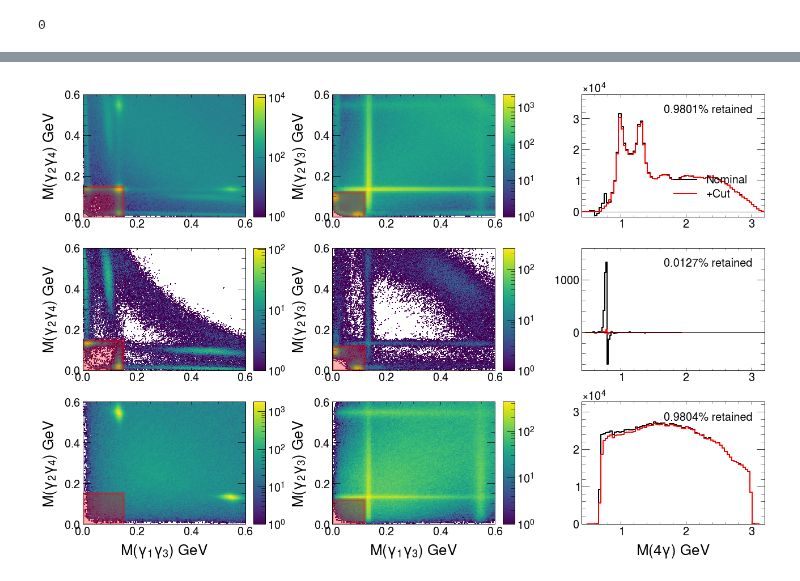
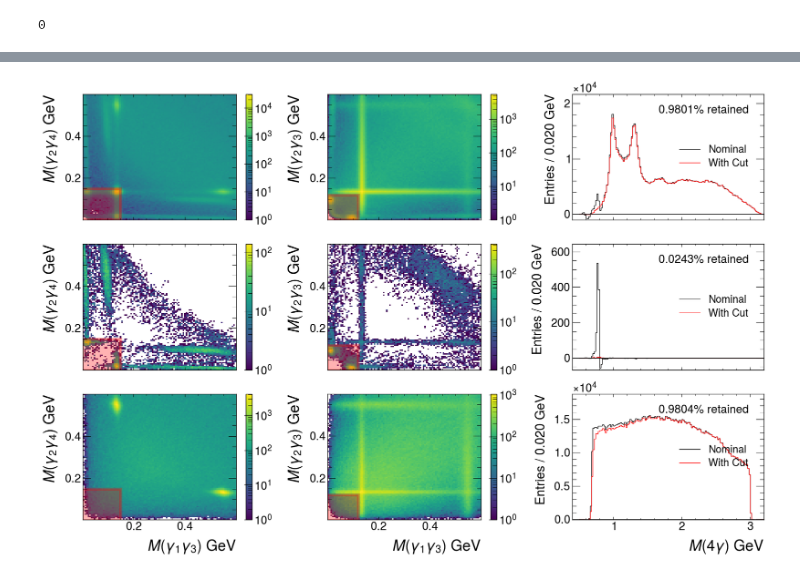
Before and after one commit to lan13005/EtaPi-Analysis, a Jupyter notebook: study_lmac/lowMassAltCombos.ipynb, the cells around one changed output, grey strips where cells are left out. Saved outputs shown, nothing was run; the diff lists cells and outputs as text; code cells hidden in the pictures.

```diff
--- a/study_lmac/lowMassAltCombos.ipynb
+++ b/study_lmac/lowMassAltCombos.ipynb
@@ -62,5 +66,5 @@ def hist2d(dfx,dfy,nbins,weights=None,**kwargs):
 # %%
-ofolder="/d/grid17/ln16/dselector_v3/study_lmac/results/"
+ofolder="/w/halld-scshelf2101/lng/WORK/EtaPi-Analysis/study_lmac/results/"
 os.system("mkdir -p "+ofolder)
 # %% [output]
 0
@@ -68,12 +72,12 @@ os.system("mkdir -p "+ofolder)
 cols=[
     "mismatchPairMass_13","mismatchPairMass_24","mismatchPairMass_23","mismatchPairMass_14",
     "Mpi0eta","weightASBS","weightBS","cosTheta_eta_gj","Mpi0","Meta","AccWeight","chiSq","Ebeam","mandelstam_t","mandelstam_tp","Mpi0p","Metap","omegaCut",
-     "mandelstam_teta","mandelstam_tpi0","run","event","rfTime","phi_eta_lab","phi_pi0_lab","BeamAngle"
+     "mandelstam_teta","mandelstam_tpi0","phi_eta_lab","phi_pi0_lab","BeamAngle"
 ]
 
 #floc="/d/grid17/ln16/myDSelector/zDSelectedBkgndSamples_noOmegaCut/omega_pi0g/degALL_bkgndSample_mEllipse_8288_tLT1_treeFlat_DSelector.root"
-floc="/d/grid17/ln16/dselector_v3/study_lmac/omega_pi0g/"
-treeName="tree_4g_flat"
+floc="/w/halld-scshelf2101/lng/WORK/EtaPi-Analysis/study_lmac/SOURCES/omega_pi0g/bkgndSample_recon_acc_flat.root"
+treeName="kin"
 tree=uproot.open(floc)[treeName]
 df=tree.arrays(cols,outputtype=pd.DataFrame).reset_index(drop=True)
 # %%
@@ -84,7 +88,7 @@ cols=[
 ]
 
 # floc="/d/grid17/ln16/myDSelector/zDSelectedBkgndSamples_noOmegaCut/flat_etapi_2018_8/degALL_bkgndSample_mEllipse_8288_tLT1_treeFlat_DSelector.root"
-floc="/d/grid17/ln16/dselector_v3/study_lmac/flat_2017_1/bkgndSample_recon_acc_flat.root"
+floc="/w/halld-scshelf2101/lng/WORK/EtaPi-Analysis/study_lmac/SOURCES/flat_2017_1/bkgndSample_recon_acc_flat.root"
 treeName="kin"
 tree=uproot.open(floc)[treeName]
 df_sig=tree.arrays(cols,outputtype=pd.DataFrame).reset_index(drop=True)
@@ -92,7 +96,7 @@ df_sig=tree.arrays(cols,outputtype=pd.DataFrame).reset_index(drop=True)
 # %%
 df_datas=[]
 for run in ["2017_1","2018_1","2018_8"]:
-    floc="/d/grid17/ln16/dselector_v3/study_lmac/gluex_"+run+"/bkgndSample_recon_acc_flat.root"
+    floc="/w/halld-scshelf2101/lng/WORK/EtaPi-Analysis/study_lmac/SOURCES/gluex_"+run+"/bkgndSample_recon_acc_flat.root"
     treeName="kin"
     tree=uproot.open(floc)[treeName]
     df_data=tree.arrays(cols,outputtype=pd.DataFrame).reset_index(drop=True)
@@ -133,7 +137,7 @@ Text(0, 0.5, 'Entries / 0.007 GeV')
 # %%
 # 13vs24 looks exactly like 23vs14
 ##################################
-fig,axes=plt.subplots(3,3,figsize=(18,12))#,sharex=True,sharey=True)
+fig,axes=plt.subplots(3,3,figsize=(18,12),sharex='col')#,sharey=True)
 axes=axes.flatten()
 
 #l,u=0.115,0.145
@@ -143,7 +147,7 @@ def applyCondition(d):
         ((d["mismatchPairMass_13"]<u)&(d["mismatchPairMass_24"]<u))|\
         ((d["mismatchPairMass_14"]<u)&(d["mismatchPairMass_23"]<u))|\
         ((d["mismatchPairMass_13"]<l)&(d["mismatchPairMass_23"]<l))|\
-        ((d["mismatchPairMass_14"]<l)&(d[":qmismatchPairMass_24"]<l))
+        ((d["mismatchPairMass_14"]<l)&(d["mismatchPairMass_24"]<l))
 #     condition=\
 #         ((df["mismatchPairMass_13"]<u)&(df["mismatchPairMass_13"]>l))|\
 #         ((df["mismatchPairMass_23"]<u)&(df["mismatchPairMass_23"]>l))|\
@@ -155,42 +159,46 @@ def applyCondition(d):
     # Above are cuts we want a selection
     condition=~condition
     return d[condition]
 
 tmp=applyCondition(df)
 tmp_sig=applyCondition(df_sig)
 tmp_data=applyCondition(df_data)
 
 from matplotlib.patches import Rectangle
 for i,t,d in zip(range(3),[tmp_data,tmp,tmp_sig],[df_data,df,df_sig]):
-    hist2d(d["mismatchPairMass_13"],d["mismatchPairMass_24"],(800,800),ax=axes[3*i],norm=mpl.colors.LogNorm())
-    axes[3*i].set_xlim(0,0.6)
-    axes[3*i].set_ylim(0,0.6)
+
+    _d = d.query("mismatchPairMass_13 < 0.6 and mismatchPairMass_24 < 0.6")
+    im_d = axes[3*i].hist2d(_d["mismatchPairMass_13"],_d["mismatchPairMass_24"],bins=(100,100), norm=mpl.colors.LogNorm())
+    fig.colorbar(im_d[3], ax=axes[3*i])
     axes[3*i].set_ylabel(r"$M(\gamma_2\gamma_4)$ GeV",size=26)
     axes[3*i].add_patch(Rectangle((0,0), u, u,alpha=0.3,color='red',linewidth=5))
 
-    hist2d(d["mismatchPairMass_13"],d["mismatchPairMass_23"],(800,800),ax=axes[3*i+1],norm=mpl.colors.LogNorm())
-    axes[3*i+1].set_xlim(0,0.6)
-    axes[3*i+1].set_ylim(0,0.6)
+    _d = d.query("mismatchPairMass_13 < 0.6 and mismatchPairMass_23 < 0.6")
+    im_d = axes[3*i+1].hist2d(_d["mismatchPairMass_13"],_d["mismatchPairMass_23"],bins=(100,100), norm=mpl.colors.LogNorm())
+    fig.colorbar(im_d[3], ax=axes[3*i+1])
     axes[3*i+1].set_ylabel(r"$M(\gamma_2\gamma_3)$ GeV",size=26)
     axes[3*i+1].add_patch(Rectangle((0,0), l, l,alpha=0.3,color='red',linewidth=5))
 
-    counts,edges=hist1d(d["Mpi0eta"],75,d["weightASBS"],ax=axes[3*i+2],color='black',label="Nominal")
-    hist1d(t["Mpi0eta"],edges,t["weightASBS"],ax=axes[3*i+2],color='red',label="+Cut")
+
+    mrange=(0.5,3.2)
+    mstep=0.02
+    edges=getBinning(*mrange,mstep)
+    counts,edges=hist1d(d["Mpi0eta"],edges,d["weightASBS"],ax=axes[3*i+2],color='black',label="Nominal")
+    hist1d(t["Mpi0eta"],edges,t["weightASBS"],ax=axes[3*i+2],color='red',label="With Cut")
     axes[3*i+2].axhline(0,linewidth=1,c='black')
-    if i==0:
-        axes[3*i+2].legend(loc=4,prop={"size":20})
+    axes[3*i+2].legend(loc="center right",prop={"size":18})
 #     axes[3*i+2].set_xlim(-1,1)
     axes[3*i+2].set_xlim(0.4,3.2)
     mini=counts.min()
     mini=mini*1.2 if mini<0 else mini*0.8
     axes[3*i+2].set_ylim(mini,counts.max()*1.2)
     axes[3*i+2].text(0.45,0.85,f"{t['weightASBS'].sum()/d['weightASBS'].sum():0.4f}% retained",size=20,transform=axes[3*i+2].transAxes)
-
+    axes[3*i+2].set_ylabel(f"Entries / {mstep:0.3f} GeV")
 
 axes[6].set_xlabel(r"$M(\gamma_1\gamma_3)$ GeV",size=26)
 axes[7].set_xlabel(r"$M(\gamma_1\gamma_3)$ GeV",size=26)
 axes[8].set_xlabel(r"$M(4\gamma)$ GeV",size=26)
 plt.tight_layout()
 plt.savefig(ofolder+"lowMassAltComboSelect.png")
 # %% [output]
-[figure, old version]
+[figure, new version]
```
Also changed, not shown: parts of 5 cells of this notebook, 4 other files.
